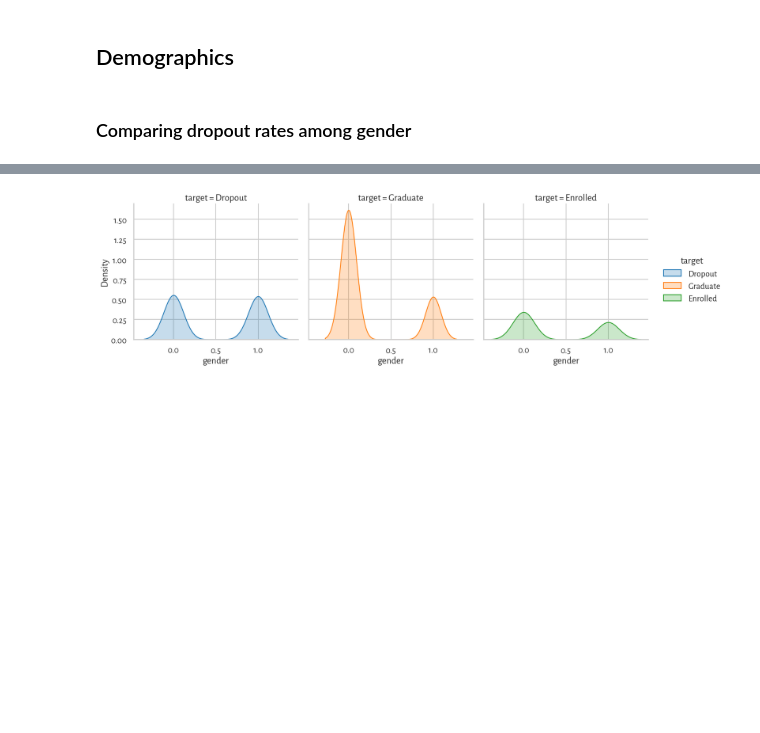
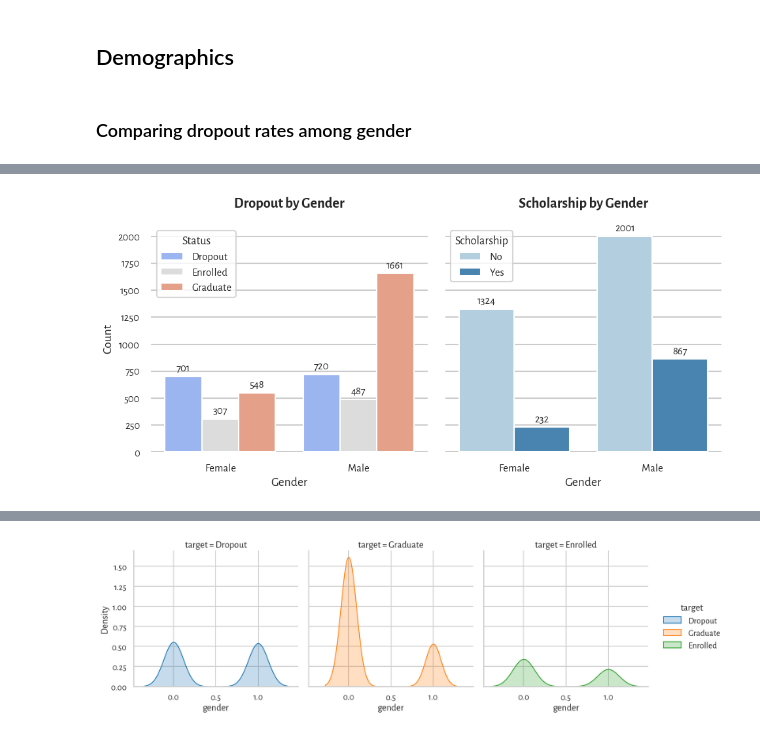
Before and after one commit to jkoks-svg/ML_Project_ENSAE, a Jupyter notebook: ML_Project_ENSAE.ipynb, the cells around one changed output, grey strips where cells are left out. Drawn from its saved outputs; the diff is of its cells as text; code cells hidden in the pictures; blank space fills up the shorter version.

```diff
--- a/ML_Project_ENSAE.ipynb
+++ b/ML_Project_ENSAE.ipynb
@@ -406,0 +433,75 @@ plt.show()
+# %%
+# Make sure the gender label and scholarship label columns exist
+df['gender_label'] = df['gender'].map({0: "Male", 1: "Female"})
+df['scholarship_label'] = df['scholarship_holder'].map({0: "No", 1: "Yes"})
+
+# Use consistent font and style
+sns.set_style("whitegrid")
+sns.set_context("talk")
+plt.rcParams["font.family"] = "Alegreya Sans"
+
+# Define color palette
+scholarship_palette = sns.color_palette("Blues", 2)
+
+# Create figure with two plots side by side
+fig, (ax1, ax2) = plt.subplots(1, 2, figsize=(10, 5), sharey=True)
+
+target_order = ["Dropout", "Enrolled", "Graduate"]
+# Plot 1: Dropout vs Gender
+sns.countplot(
+    x="gender_label",
+    hue="target",
+    hue_order=target_order,
+    data=df,
+    palette="coolwarm",
+    width=0.8,
+    ax=ax1
+)
+ax1.set_title("Dropout by Gender", fontsize=16, weight="bold", pad=20)
+ax1.set_xlabel("Gender", fontsize=14)
+ax1.set_ylabel("Count", fontsize=14)
+ax1.tick_params(axis="both", labelsize=12)
+for container in ax1.containers:
+    ax1.bar_label(container, fmt='%d', label_type='edge', fontsize=12, padding=3)
+for spine in ax1.spines.values():
+    spine.set_visible(False)
+
+# Legend in top left
+ax1.legend(
+    title="Status",
+    loc="upper left",
+    bbox_to_anchor=(0, 1),
+    fontsize=12,
+    title_fontsize=13
+)
+
+# Plot 2: Scholarship vs Gender
+sns.countplot(
+    x="gender_label", hue="scholarship_label", data=df,
+    palette=scholarship_palette, width=0.8, ax=ax2
+)
+ax2.set_title("Scholarship by Gender", fontsize=16, weight="bold", pad=20)
+ax2.set_xlabel("Gender", fontsize=14)
+ax2.set_ylabel("")  # Shared y-axis
+ax2.tick_params(axis="both", labelsize=12)
+for container in ax2.containers:
+    ax2.bar_label(container, fmt='%d', label_type='edge', fontsize=12, padding=3)
+for spine in ax2.spines.values():
+    spine.set_visible(False)
+
+# Legend in top left
+ax2.legend(
+    title="Scholarship",
+    loc="upper left",
+    bbox_to_anchor=(0, 1),
+    fontsize=12,
+    title_fontsize=13
+)
+
+
+# Final layout
+plt.tight_layout()
+plt.savefig("Graph_gender.png", dpi=300, bbox_inches="tight")
+plt.show()
+# %% [output]
+[figure, added]
```
Also changed, not shown: parts of 21 cells of this notebook.
